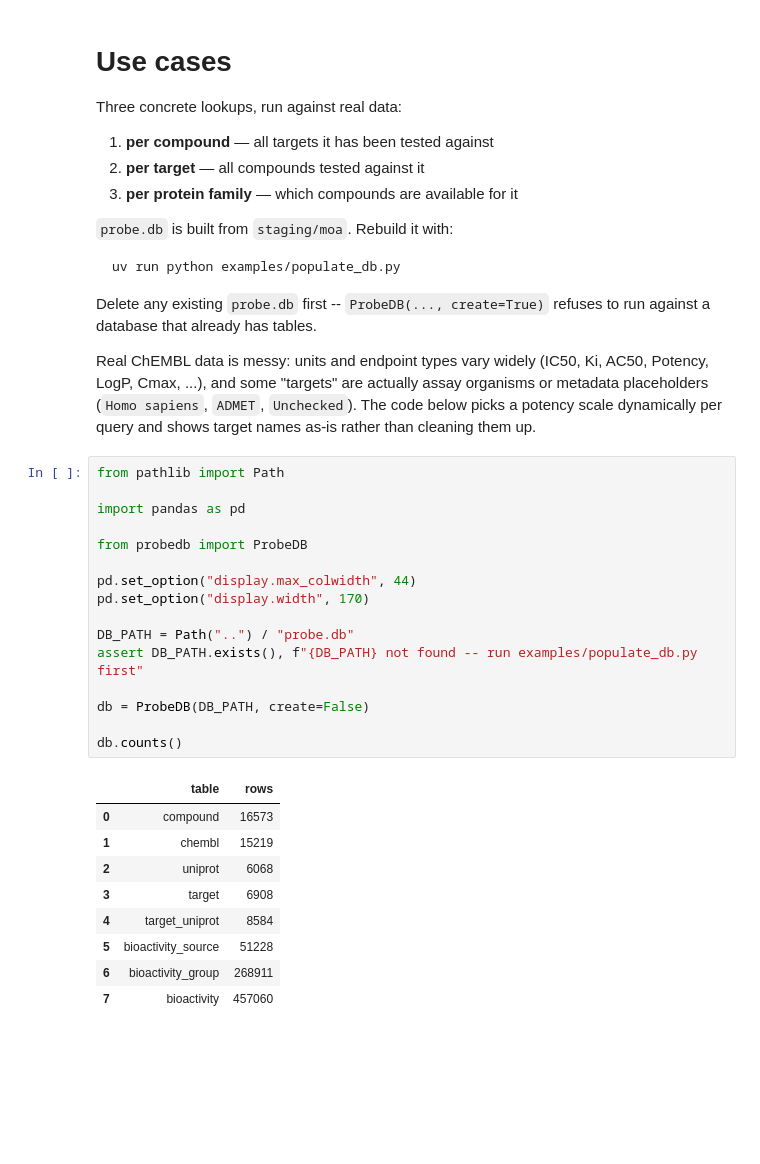
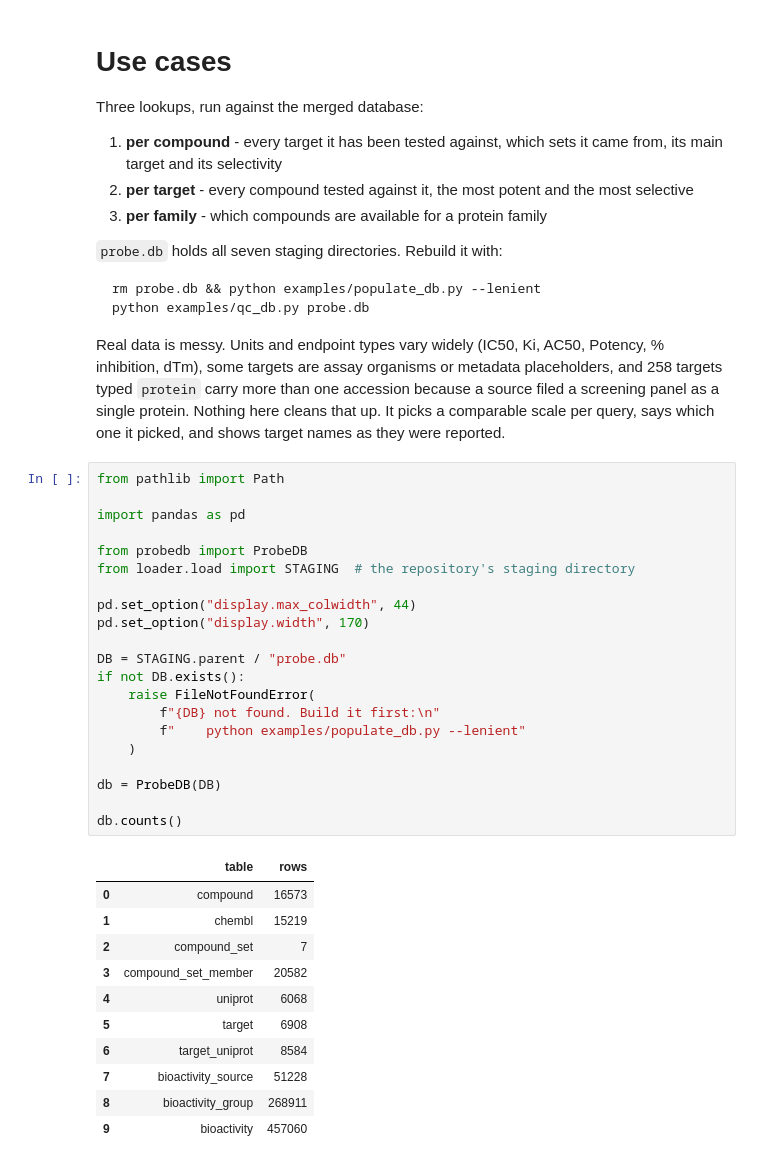
Before and after one commit to SCHMM-MelMar/Summer-School-2026, a Jupyter notebook: examples/use_cases.ipynb, the cells around one changed output. Drawn from its saved outputs; the diff is of its cells as text; blank space fills up the shorter version.

````diff
--- a/examples/use_cases.ipynb
+++ b/examples/use_cases.ipynb
@@ -1,52 +1,60 @@
 # %% [markdown]
 # Use cases
 
-Three concrete lookups, run against real data:
+Three lookups, run against the merged database:
 
-1. **per compound** — all targets it has been tested against
-2. **per target** — all compounds tested against it
-3. **per protein family** — which compounds are available for it
+1. **per compound** - every target it has been tested against, which sets it
+   came from, its main target and its selectivity
+2. **per target** - every compound tested against it, the most potent and the
+   most selective
+3. **per family** - which compounds are available for a protein family
 
-`probe.db` is built from `staging/moa`. Rebuild it with:
+`probe.db` holds all seven staging directories. Rebuild it with:
 
 ```bash
-uv run python examples/populate_db.py
+rm probe.db && python examples/populate_db.py --lenient
+python examples/qc_db.py probe.db
 ```
 
-Delete any existing `probe.db` first -- `ProbeDB(..., create=True)` refuses to
-run against a database that already has tables.
-
-Real ChEMBL data is messy: units and endpoint types vary widely (IC50, Ki,
-AC50, Potency, LogP, Cmax, ...), and some "targets" are actually assay
-organisms or metadata placeholders (`Homo sapiens`, `ADMET`, `Unchecked`).
-The code below picks a potency scale dynamically per query and shows target
-names as-is rather than cleaning them up.
+Real data is messy. Units and endpoint types vary widely (IC50, Ki, AC50,
+Potency, % inhibition, dTm), some targets are assay organisms or metadata
+placeholders, and 258 targets typed `protein` carry more than one accession
+because a source filed a screening panel as a single protein. Nothing here
+cleans that up. It picks a comparable scale per query, says which one it
+picked, and shows target names as they were reported.
 # %%
 from pathlib import Path
 
 import pandas as pd
 
 from probedb import ProbeDB
+from loader.load import STAGING  # the repository's staging directory
 
 pd.set_option("display.max_colwidth", 44)
 pd.set_option("display.width", 170)
 
-DB_PATH = Path("..") / "probe.db"
-assert DB_PATH.exists(), f"{DB_PATH} not found -- run examples/populate_db.py first"
+DB = STAGING.parent / "probe.db"
+if not DB.exists():
+    raise FileNotFoundError(
+        f"{DB} not found. Build it first:\n"
+        f"    python examples/populate_db.py --lenient"
+    )
 
-db = ProbeDB(DB_PATH, create=False)
+db = ProbeDB(DB)
 
 db.counts()
 # %% [output]
 |  | table | rows |
 | 0 | compound | 16573 |
 | 1 | chembl | 15219 |
-| 2 | uniprot | 6068 |
-| 3 | target | 6908 |
-| 4 | target_uniprot | 8584 |
-| 5 | bioactivity_source | 51228 |
-| 6 | bioactivity_group | 268911 |
-| 7 | bioactivity | 457060 |
+| 2 | compound_set | 7 |
+| 3 | compound_set_member | 20582 |
+| 4 | uniprot | 6068 |
+| 5 | target | 6908 |
+| 6 | target_uniprot | 8584 |
+| 7 | bioactivity_source | 51228 |
+| 8 | bioactivity_group | 268911 |
+| 9 | bioactivity | 457060 |
 # %% [markdown]
 ## Use case 1: per compound
 
````
Also changed, not shown: parts of 17 cells of this notebook, 3 other files.
